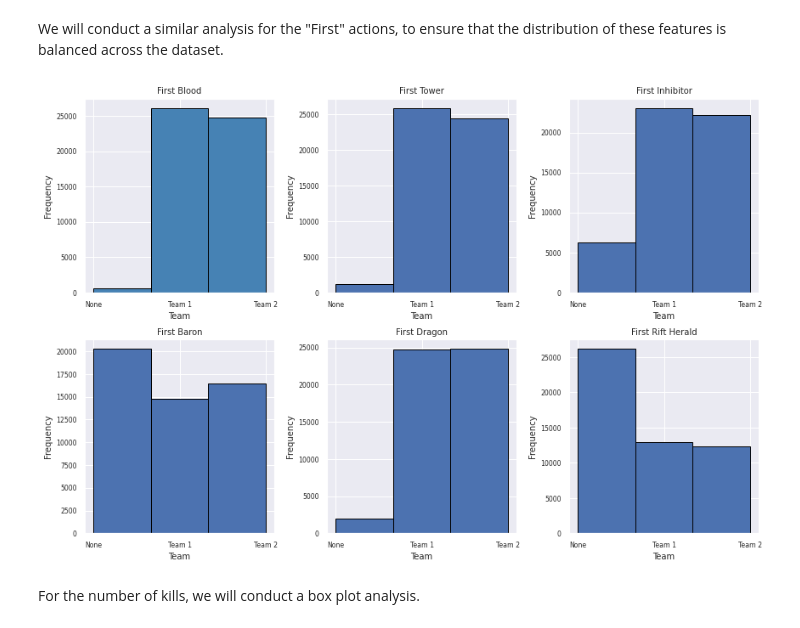
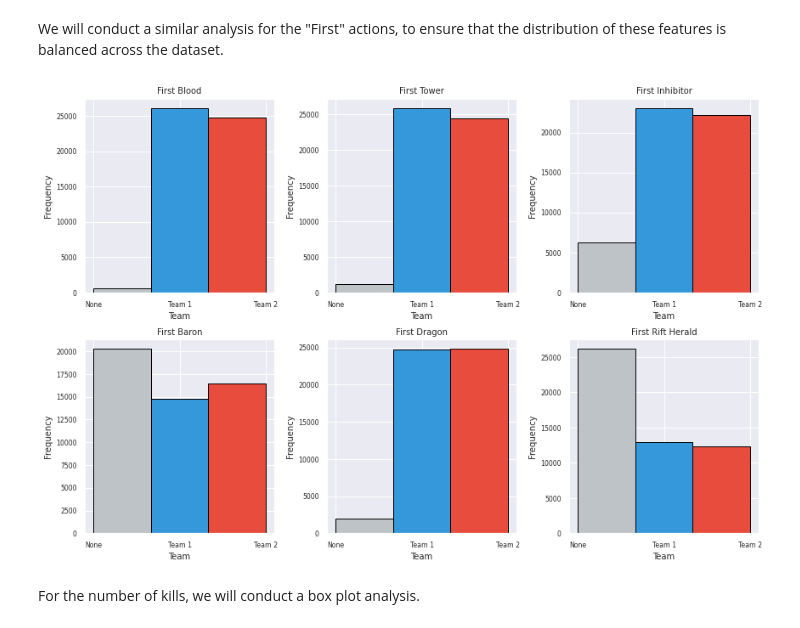
Before and after one commit to tzlilLV97/Deep-Learning-Final-Project, a Jupyter notebook: V2_9.ipynb, the cells around one changed output. Drawn from its saved outputs; the diff is of its cells as text; code cells hidden in the pictures.

```diff
--- a/V2_9.ipynb
+++ b/V2_9.ipynb
@@ -250,0 +244,14 @@ plt.show()
+# %%
+plotColors = ['#3498DB','#E74C3C','#BDC3C7']
+fig, ax = plt.subplots()
+
+N, bins, patches = ax.hist(df['winner'],edgecolor='black', histtype='bar',bins=3)
+patches[0].set_facecolor(plotColors[0])
+patches[2].set_facecolor(plotColors[1])
+
+ax.set_title('Histogram of Winrate',fontsize=20)
+ax.set_xlabel('Win',fontsize=15)
+ax.set_ylabel('Frequency',fontsize=15)
+ax.set_xticks([1,2])
+ax.set_xticklabels(['Team 1','Team 2'],fontsize = 10)
+plt.show()
@@ -253,36 +262,54 @@ We will conduct a similar analysis for the "First" actions, to ensure that the d
 # %%
 fig, axs = plt.subplots(2, 3)
 ax0, ax1, ax2, ax3, ax4, ax5 = axs.flatten()
-ax0.hist(df['firstBlood'], ec = 'black',histtype='bar',bins=3,color='steelblue')
+N, bins, patches = ax0.hist(df['firstBlood'],ec='black', histtype='bar',bins=3)
+patches[0].set_facecolor(plotColors[2])
+patches[1].set_facecolor(plotColors[0])
+patches[2].set_facecolor(plotColors[1])
 ax0.set_title('First Blood',fontsize=10)
 ax0.set_xlabel('Team',fontsize=10)
 ax0.set_ylabel('Frequency',fontsize=10)
-ax1.hist(df['firstTower'], edgecolor = 'black',histtype='bar', bins = 3)
+N, bins, patches = ax1.hist(df['firstTower'],ec='black', histtype='bar',bins=3)
+patches[0].set_facecolor(plotColors[2])
+patches[1].set_facecolor(plotColors[0])
+patches[2].set_facecolor(plotColors[1])
 ax1.set_title('First Tower',fontsize=10)
 ax1.set_xlabel('Team',fontsize=10)
 ax1.set_ylabel('Frequency',fontsize=10)
-ax2.hist(df['firstInhibitor'],  edgecolor = 'black',histtype='bar', bins = 3)
+N, bins, patches = ax2.hist(df['firstInhibitor'],ec='black', histtype='bar',bins=3)
+patches[0].set_facecolor(plotColors[2])
+patches[1].set_facecolor(plotColors[0])
+patches[2].set_facecolor(plotColors[1])
 ax2.set_title('First Inhibitor',fontsize=10)
 ax2.set_xlabel('Team',fontsize=10)
 ax2.set_ylabel('Frequency',fontsize=10)
-ax3.hist(df['firstBaron'], edgecolor = 'black',histtype='bar', bins = 3)
+N, bins, patches = ax3.hist(df['firstBaron'],ec='black', histtype='bar',bins=3)
+patches[0].set_facecolor(plotColors[2])
+patches[1].set_facecolor(plotColors[0])
+patches[2].set_facecolor(plotColors[1])
 ax3.set_title('First Baron',fontsize=10)
 ax3.set_xlabel('Team',fontsize=10)
 ax3.set_ylabel('Frequency',fontsize=10)
-ax4.hist(df['firstDragon'],edgecolor = 'black',histtype='bar', bins = 3)
+N, bins, patches = ax4.hist(df['firstDragon'],ec='black', histtype='bar',bins=3)
+patches[0].set_facecolor(plotColors[2])
+patches[1].set_facecolor(plotColors[0])
+patches[2].set_facecolor(plotColors[1])
 ax4.set_title('First Dragon',fontsize=10)
 ax4.set_xlabel('Team',fontsize=10)
 ax4.set_ylabel('Frequency',fontsize=10)
-ax5.hist(df['firstRiftHerald'], edgecolor = 'black',histtype='bar', bins = 3)
+N, bins, patches = ax5.hist(df['firstRiftHerald'],ec='black', histtype='bar',bins=3)
+patches[0].set_facecolor(plotColors[2])
+patches[1].set_facecolor(plotColors[0])
+patches[2].set_facecolor(plotColors[1])
 ax5.set_title('First Rift Herald',fontsize=10)
 ax5.set_xlabel('Team',fontsize=10)
 ax5.set_ylabel('Frequency',fontsize=10)
 plt.setp(axs, xticks=[0,1,2], xticklabels=['None','Team 1','Team 2'])
 fig.set_figheight(8)
 fig.set_figwidth(12)
 fig.tight_layout()
 # %% [output]
-[figure, old version]
+[figure, new version]
 # %% [markdown]
 For the number of kills, we will conduct a box plot analysis.
 # %%
```
Also changed, not shown: parts of 19 cells of this notebook.
